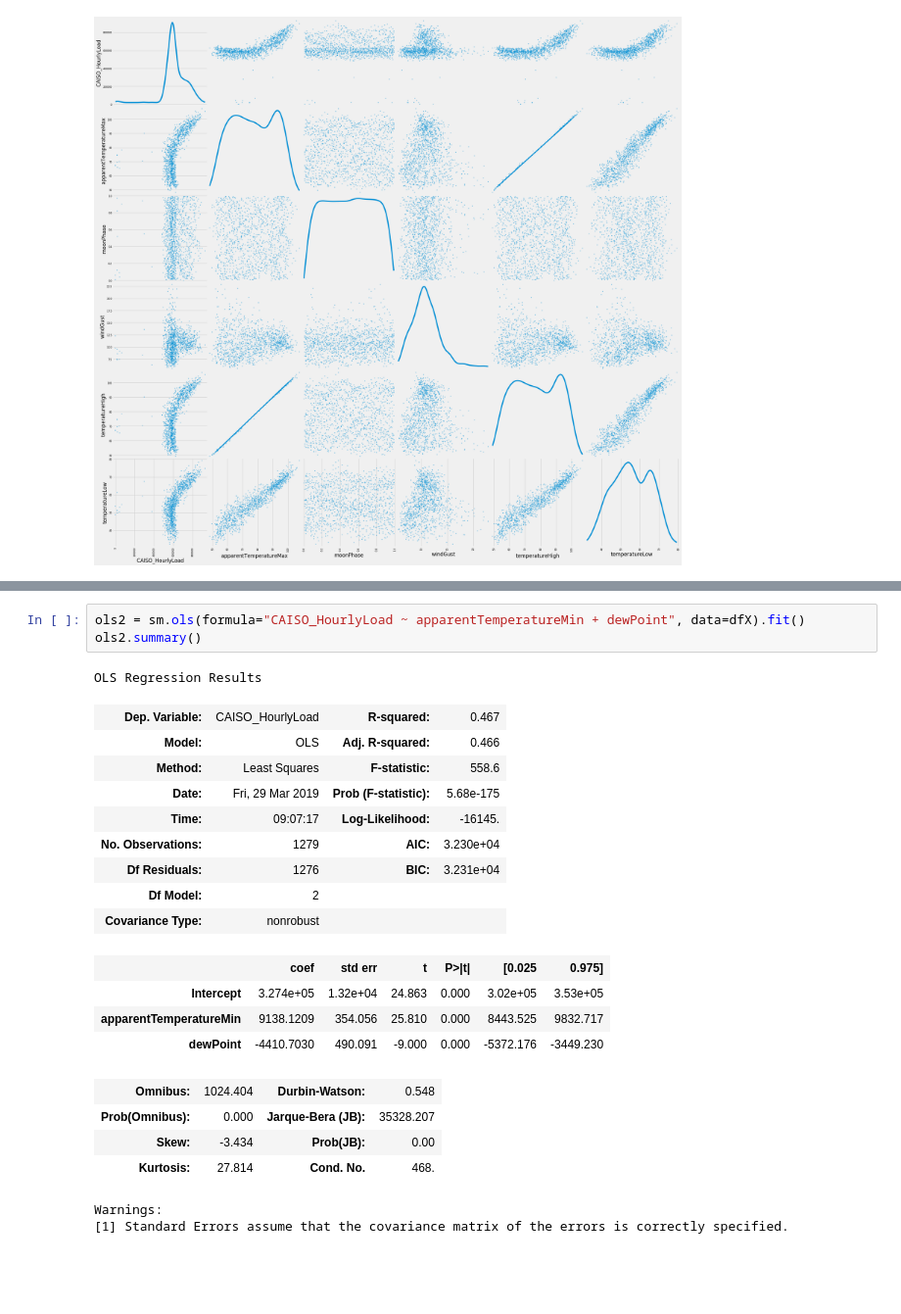
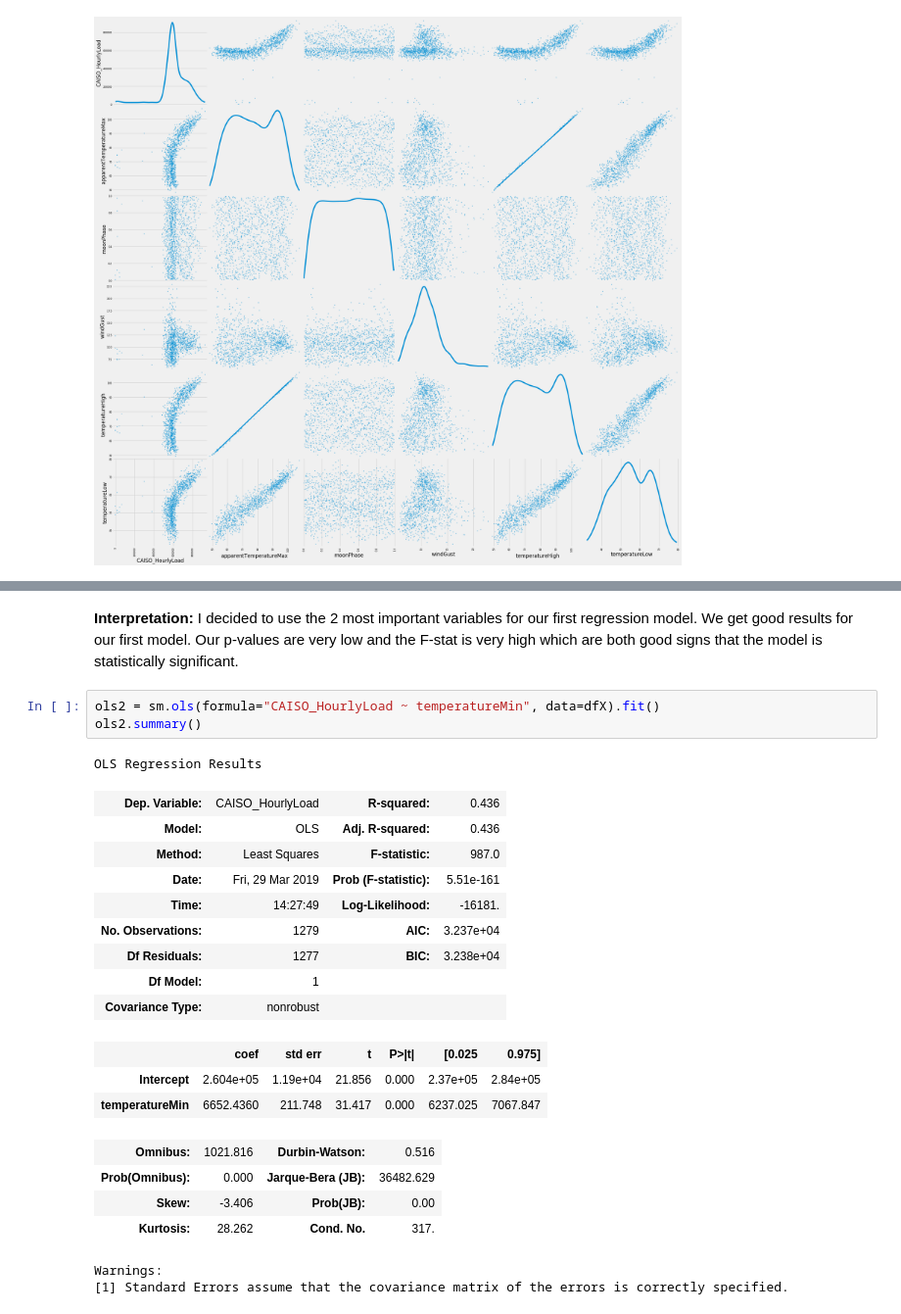
Before and after one commit to JohnWMuhs/2019-datascience-project, a Jupyter notebook: _ProjectNotebook-Master.ipynb, the cells around one changed output, grey strips where cells are left out. Shown at 98% size. Saved outputs shown, nothing was run; the diff lists cells and outputs as text; blank space fills up the shorter version.

```diff
--- a/_ProjectNotebook-Master.ipynb
+++ b/_ProjectNotebook-Master.ipynb
@@ -381,24 +385,25 @@ strong multicollinearity or other numerical problems.
+# %% [markdown]
+**Interpretation:** I decided to use the 2 most important variables for our first regression model. We get good results for our first model. Our p-values are very low and the F-stat is very high which are both good signs that the model is statistically significant.
 # %%
-ols2 = sm.ols(formula="CAISO_HourlyLoad ~ apparentTemperatureMin + dewPoint", data=dfX).fit()
+ols2 = sm.ols(formula="CAISO_HourlyLoad ~ temperatureMin", data=dfX).fit()
 ols2.summary()
 # %% [output]
 OLS Regression Results
-| Dep. Variable: | CAISO_HourlyLoad | R-squared: | 0.467 |
-| Model: | OLS | Adj. R-squared: | 0.466 |
-| Method: | Least Squares | F-statistic: | 558.6 |
-| Date: | Fri, 29 Mar 2019 | Prob (F-statistic): | 5.68e-175 |
-| Time: | 09:07:17 | Log-Likelihood: | -16145. |
-| No. Observations: | 1279 | AIC: | 3.230e+04 |
-| Df Residuals: | 1276 | BIC: | 3.231e+04 |
-| Df Model: | 2 |  |  |
+| Dep. Variable: | CAISO_HourlyLoad | R-squared: | 0.436 |
+| Model: | OLS | Adj. R-squared: | 0.436 |
+| Method: | Least Squares | F-statistic: | 987.0 |
+| Date: | Fri, 29 Mar 2019 | Prob (F-statistic): | 5.51e-161 |
+| Time: | 14:27:49 | Log-Likelihood: | -16181. |
+| No. Observations: | 1279 | AIC: | 3.237e+04 |
+| Df Residuals: | 1277 | BIC: | 3.238e+04 |
+| Df Model: | 1 |  |  |
 | Covariance Type: | nonrobust |  |  |
 |  | coef | std err | t | P>|t| | [0.025 | 0.975] |
-| Intercept | 3.274e+05 | 1.32e+04 | 24.863 | 0.000 | 3.02e+05 | 3.53e+05 |
-| apparentTemperatureMin | 9138.1209 | 354.056 | 25.810 | 0.000 | 8443.525 | 9832.717 |
-| dewPoint | -4410.7030 | 490.091 | -9.000 | 0.000 | -5372.176 | -3449.230 |
+| Intercept | 2.604e+05 | 1.19e+04 | 21.856 | 0.000 | 2.37e+05 | 2.84e+05 |
+| temperatureMin | 6652.4360 | 211.748 | 31.417 | 0.000 | 6237.025 | 7067.847 |
-| Omnibus: | 1024.404 | Durbin-Watson: | 0.548 |
-| Prob(Omnibus): | 0.000 | Jarque-Bera (JB): | 35328.207 |
-| Skew: | -3.434 | Prob(JB): | 0.00 |
-| Kurtosis: | 27.814 | Cond. No. | 468. |
+| Omnibus: | 1021.816 | Durbin-Watson: | 0.516 |
+| Prob(Omnibus): | 0.000 | Jarque-Bera (JB): | 36482.629 |
+| Skew: | -3.406 | Prob(JB): | 0.00 |
+| Kurtosis: | 28.262 | Cond. No. | 317. |
 Warnings:
 [1] Standard Errors assume that the covariance matrix of the errors is correctly specified.
```
Also changed, not shown: parts of 17 cells of this notebook, 1 other file.
